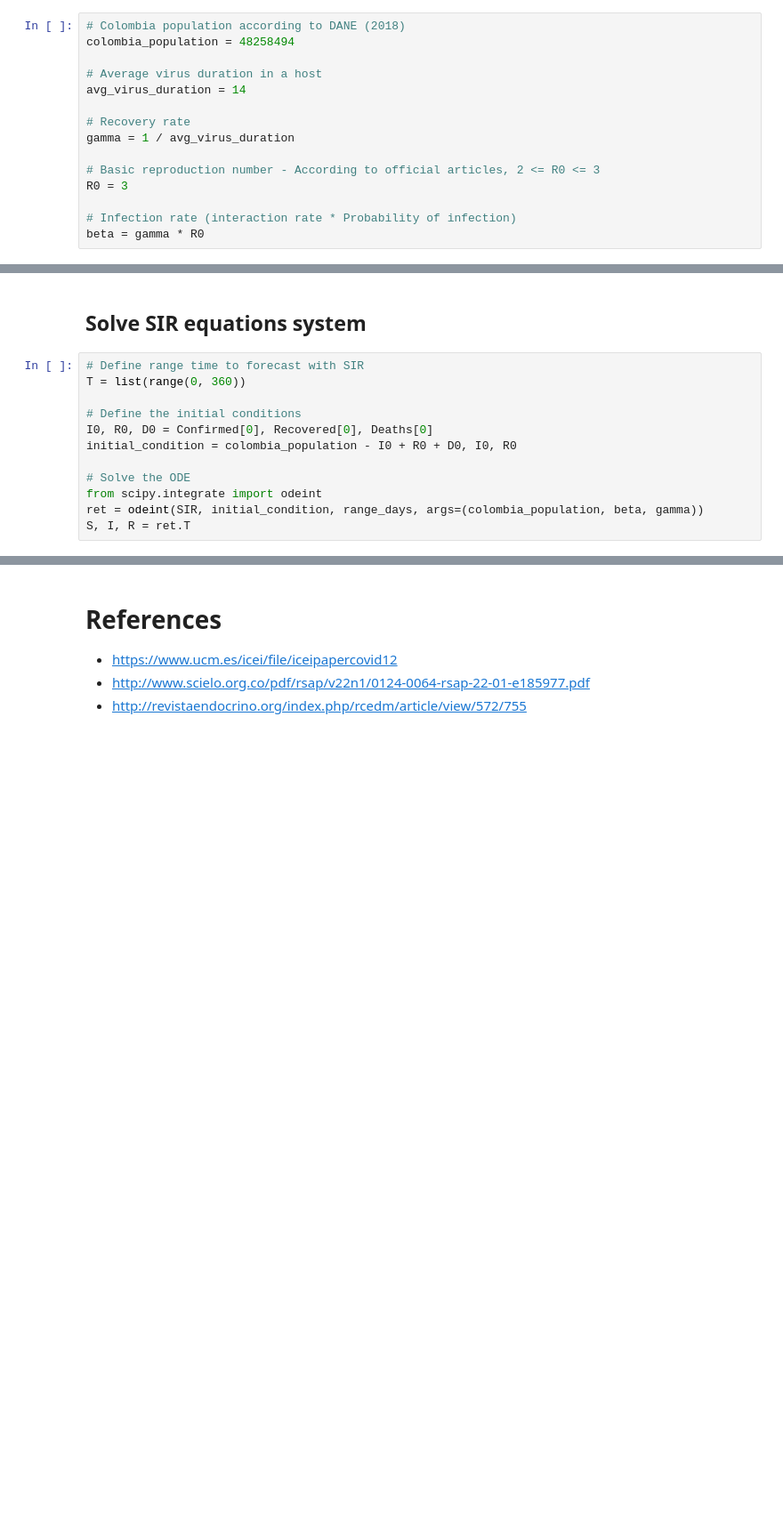
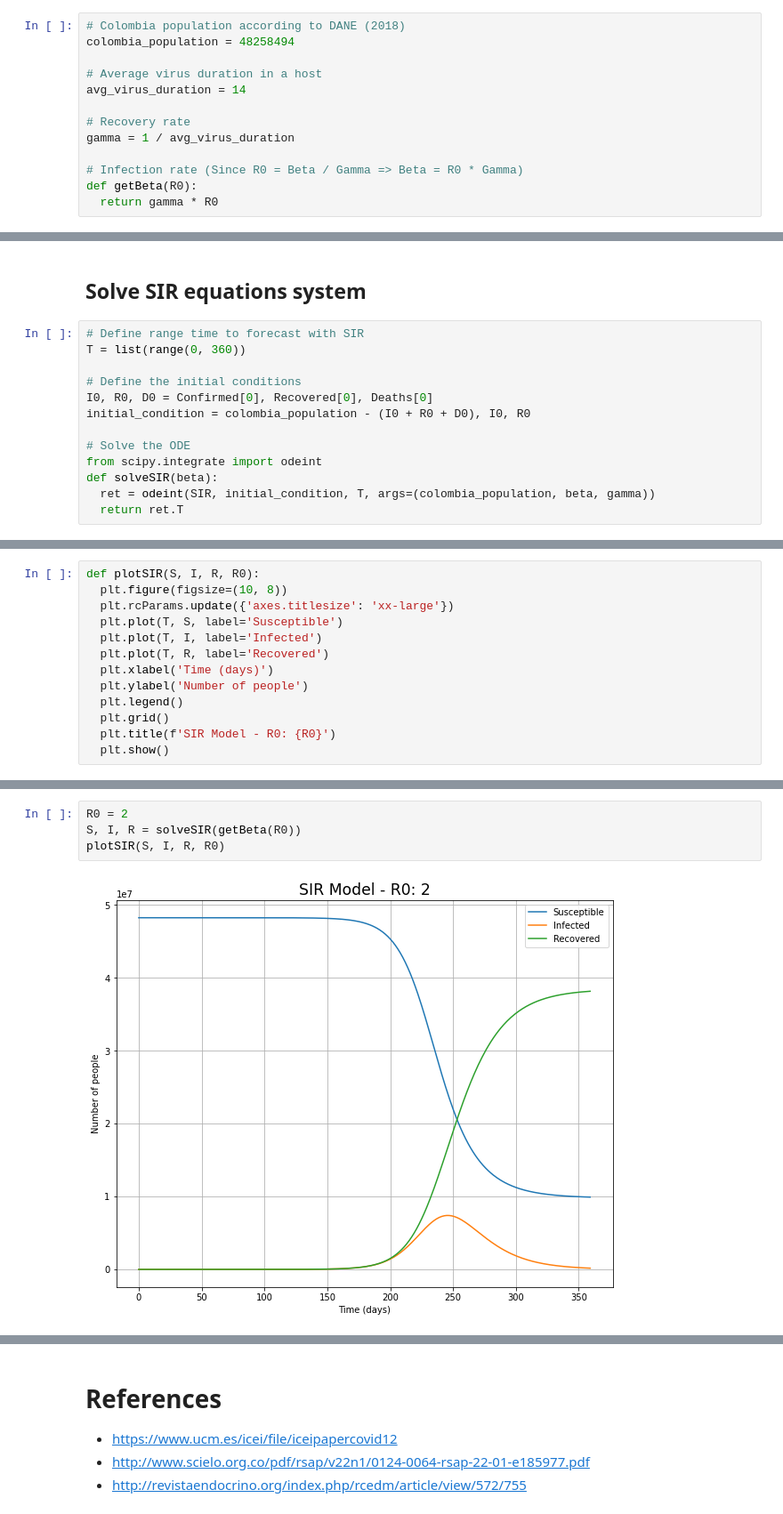
Before and after one commit to sjdonado/covid19-spread-forecast, a Jupyter notebook: sir_covid_forecasting_colombia.ipynb, the cells around one changed output, grey strips where cells are left out. Shown: that part at 89% size. Drawn from its saved outputs; the diff is of its cells as text; blank space fills up the shorter version.

Commit message:
docs: Update notebook   - Plot SIR with multiple R0

```diff
--- a/sir_covid_forecasting_colombia.ipynb
+++ b/sir_covid_forecasting_colombia.ipynb
@@ -133,11 +135,9 @@ avg_virus_duration = 14
 # Recovery rate
 gamma = 1 / avg_virus_duration
 
-# Basic reproduction number - According to official articles, 2 <= R0 <= 3
-R0 = 3
-
-# Infection rate (interaction rate * Probability of infection)
-beta = gamma * R0
+# Infection rate (Since R0 = Beta / Gamma => Beta = R0 * Gamma)
+def getBeta(R0):
+  return gamma * R0
 # %% [markdown]
 ## Define the model function
 # %%
@@ -157,9 +157,10 @@ T = list(range(0, 360))
 
 # Define the initial conditions
 I0, R0, D0 = Confirmed[0], Recovered[0], Deaths[0]
-initial_condition = colombia_population - I0 + R0 + D0, I0, R0
+initial_condition = colombia_population - (I0 + R0 + D0), I0, R0
 
 # Solve the ODE
 from scipy.integrate import odeint
-ret = odeint(SIR, initial_condition, range_days, args=(colombia_population, beta, gamma))
-S, I, R = ret.T
+def solveSIR(beta):
+  ret = odeint(SIR, initial_condition, T, args=(colombia_population, beta, gamma))
+  return ret.T
@@ -166 +173,14 @@ S, I, R = ret.T
+# %%
+def plotSIR(S, I, R, R0):
+  plt.figure(figsize=(10, 8))
+  plt.rcParams.update({'axes.titlesize': 'xx-large'})
+  plt.plot(T, S, label='Susceptible')
+  plt.plot(T, I, label='Infected')
+  plt.plot(T, R, label='Recovered')
+  plt.xlabel('Time (days)')
+  plt.ylabel('Number of people')
+  plt.legend()
+  plt.grid()
+  plt.title(f'SIR Model - R0: {R0}')
+  plt.show()
 # %% [markdown]
@@ -181,0 +188,6 @@ plt.show()
+# %%
+R0 = 2
+S, I, R = solveSIR(getBeta(R0))
+plotSIR(S, I, R, R0)
+# %% [output]
+[figure, added]
```
Also changed, not shown: parts of 8 cells of this notebook.
